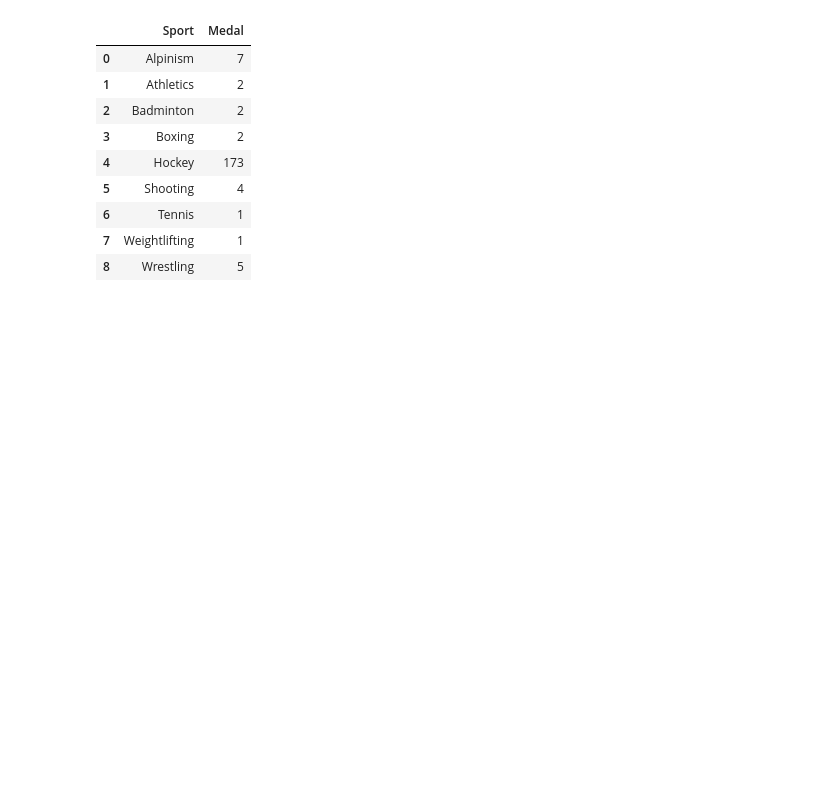
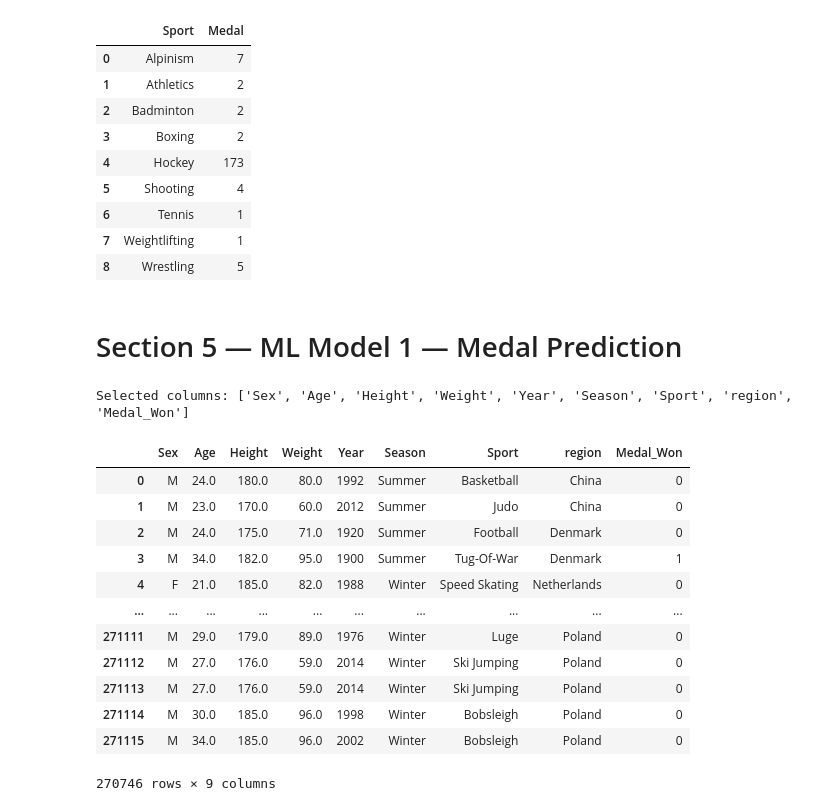
Before and after one commit to kunjagarwal-dev/olympics-data-analysis, a Jupyter notebook: notebooks/olympics_analysis.ipynb, the cells around one changed output. Saved outputs shown, nothing was run; the diff lists cells and outputs as text; code cells hidden in the pictures; blank space fills up the shorter version.

```diff
--- a/notebooks/olympics_analysis.ipynb
+++ b/notebooks/olympics_analysis.ipynb
@@ -498,3 +525,12 @@ india_sports.groupby('Sport')['Medal'].count().reset_index()
 | 6 | Tennis | 1 |
 | 7 | Weightlifting | 1 |
 | 8 | Wrestling | 5 |
+# %% [markdown]
+# Section 5 — ML Model 1 — Medal Prediction
+# %%
+cols = ['Sex','Age','Height','Weight','Year','Season','Sport','region','Medal_Won']
+present = [c for c in cols if c in df.columns]
+new_df = df[present].copy()
+print("Selected columns:", present)
+# %% [output]
+Selected columns: ['Sex', 'Age', 'Height', 'Weight', 'Year', 'Season', 'Sport', 'region', 'Medal_Won']
@@ -500,0 +539,16 @@ india_sports.groupby('Sport')['Medal'].count().reset_index()
+# %%
+new_df
+# %% [output]
+|  | Sex | Age | Height | Weight | Year | Season | Sport | region | Medal_Won |
+| 0 | M | 24.0 | 180.0 | 80.0 | 1992 | Summer | Basketball | China | 0 |
+| 1 | M | 23.0 | 170.0 | 60.0 | 2012 | Summer | Judo | China | 0 |
+| 2 | M | 24.0 | 175.0 | 71.0 | 1920 | Summer | Football | Denmark | 0 |
+| 3 | M | 34.0 | 182.0 | 95.0 | 1900 | Summer | Tug-Of-War | Denmark | 1 |
+| 4 | F | 21.0 | 185.0 | 82.0 | 1988 | Winter | Speed Skating | Netherlands | 0 |
+| ... | ... | ... | ... | ... | ... | ... | ... | ... | ... |
+| 271111 | M | 29.0 | 179.0 | 89.0 | 1976 | Winter | Luge | Poland | 0 |
+| 271112 | M | 27.0 | 176.0 | 59.0 | 2014 | Winter | Ski Jumping | Poland | 0 |
+| 271113 | M | 27.0 | 176.0 | 59.0 | 2014 | Winter | Ski Jumping | Poland | 0 |
+| 271114 | M | 30.0 | 185.0 | 96.0 | 1998 | Winter | Bobsleigh | Poland | 0 |
+| 271115 | M | 34.0 | 185.0 | 96.0 | 2002 | Winter | Bobsleigh | Poland | 0 |
+270746 rows × 9 columns
```
Also changed, not shown: parts of 44 cells of this notebook, 21 other files.
